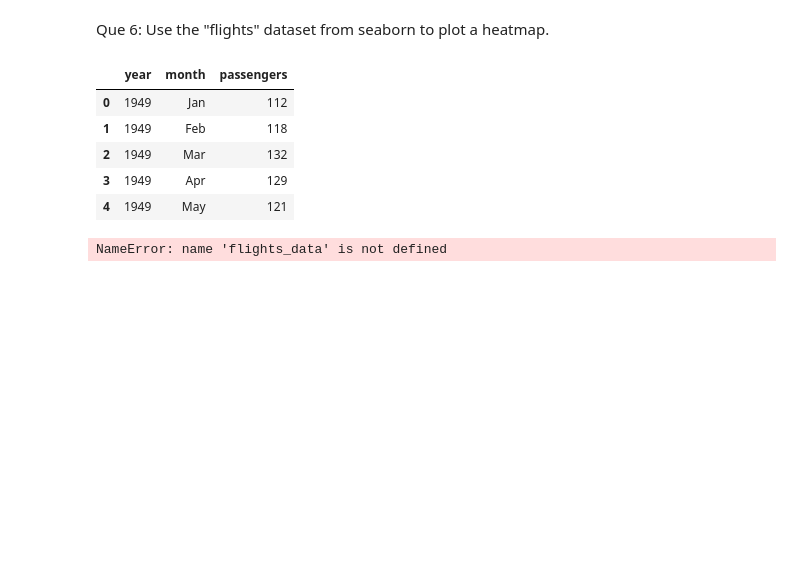
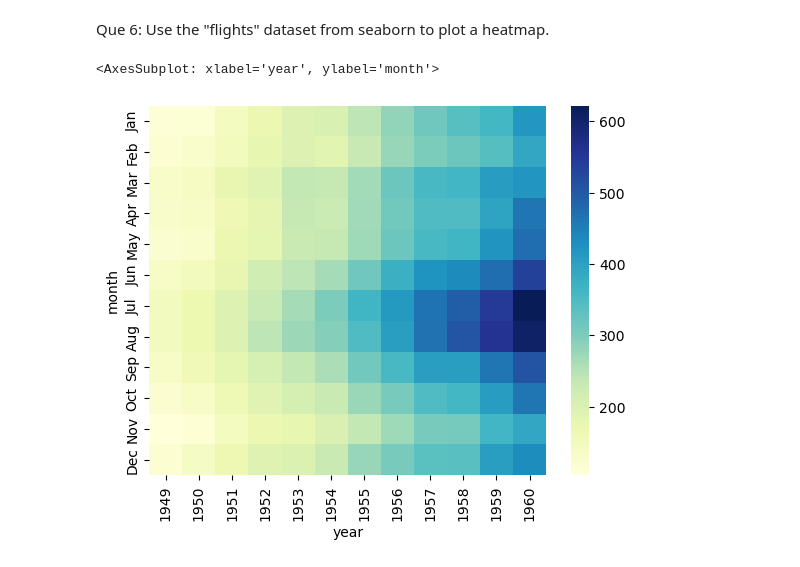
Before and after one commit to yasar-beg368/masters-in-data-science, a Jupyter notebook: seaborn assignment.ipynb, the cells around one changed output. Saved outputs shown, nothing was run; the diff lists cells and outputs as text; code cells hidden in the pictures; blank space fills up the shorter version.

```diff
--- a/seaborn assignment.ipynb
+++ b/seaborn assignment.ipynb
@@ -102,15 +102,10 @@ Que 6: Use the "flights" dataset from seaborn to plot a heatmap.
 # %%
 fli=sns.load_dataset('flights')
 fli.head()
+
+
+flights_pivot = fli.pivot("month", "year", "passengers")
+sns.heatmap(flights_pivot, cmap="YlGnBu")
 # %% [output]
-|  | year | month | passengers |
-| 0 | 1949 | Jan | 112 |
-| 1 | 1949 | Feb | 118 |
-| 2 | 1949 | Mar | 132 |
-| 3 | 1949 | Apr | 129 |
-| 4 | 1949 | May | 121 |
+<AxesSubplot: xlabel='year', ylabel='month'>
+[figure, added]
-# %%
-flights_pivot = flights_data.pivot("month", "year", "passengers")
-sns.heatmap(flights_pivot, cmap="YlGnBu")
-# %% [output]
-NameError: name 'flights_data' is not defined
```
